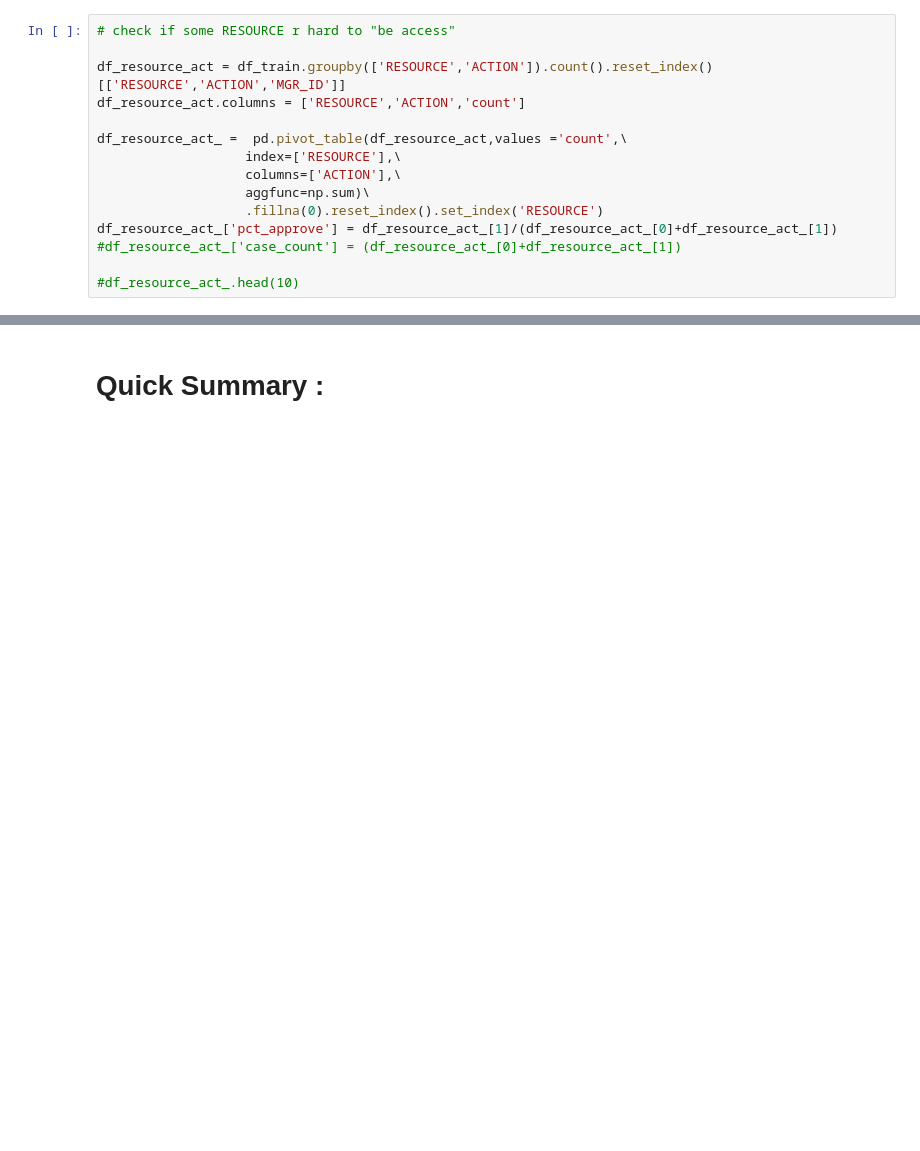
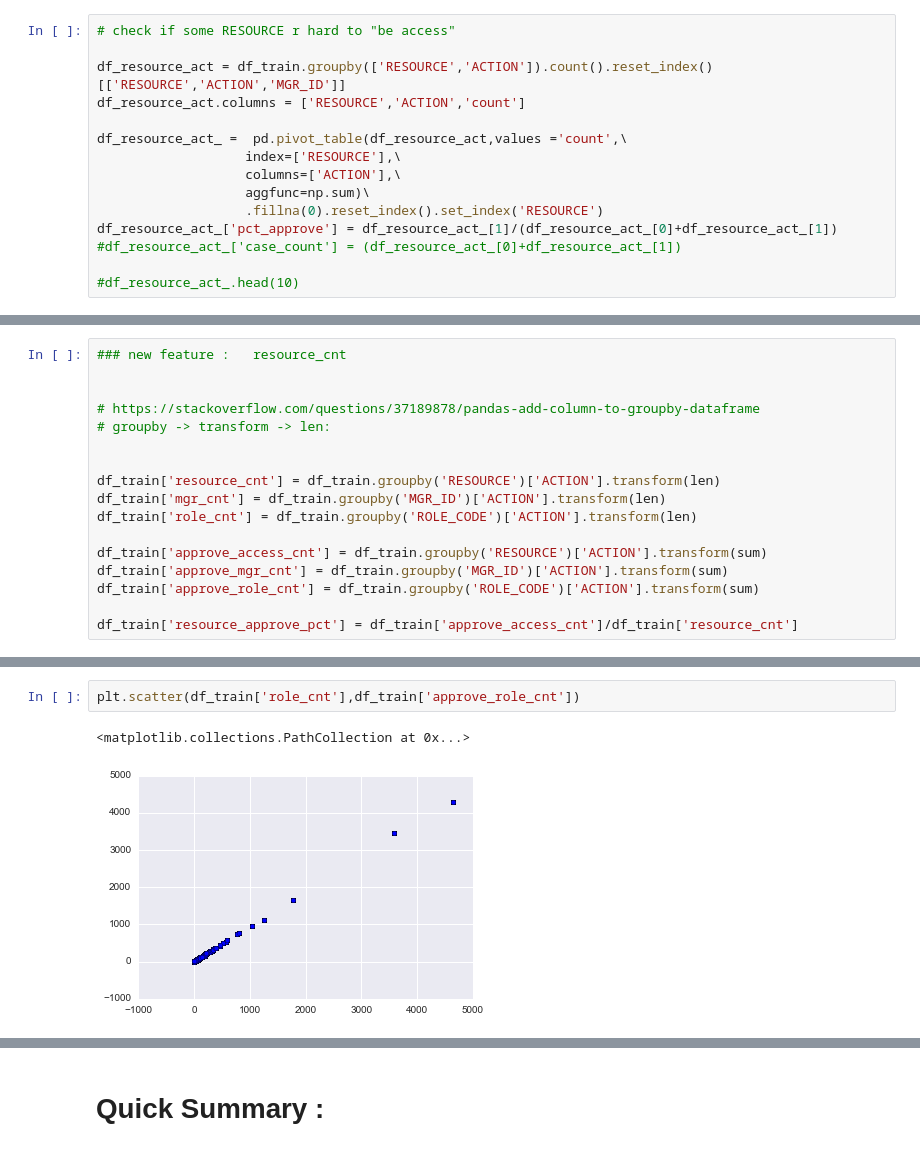
Before and after one commit to yennanliu/Kaggle.com_mini_project, a Jupyter notebook: Amazon_access/Amazon_access_EDA.ipynb, the cells around one changed output, grey strips where cells are left out. Drawn from its saved outputs; the diff is of its cells as text; blank space fills up the shorter version.

```diff
--- a/Amazon_access/Amazon_access_EDA.ipynb
+++ b/Amazon_access/Amazon_access_EDA.ipynb
@@ -243,0 +279,17 @@ df_resource_act_['pct_approve'] = df_resource_act_[1]/(df_resource_act_[0]+df_re
+# %%
+### new feature :   resource_cnt
+
+
+# https://stackoverflow.com/questions/37189878/pandas-add-column-to-groupby-dataframe
+# groupby -> transform -> len:
+
+
+df_train['resource_cnt'] = df_train.groupby('RESOURCE')['ACTION'].transform(len)
+df_train['mgr_cnt'] = df_train.groupby('MGR_ID')['ACTION'].transform(len)
+df_train['role_cnt'] = df_train.groupby('ROLE_CODE')['ACTION'].transform(len)
+
+df_train['approve_access_cnt'] = df_train.groupby('RESOURCE')['ACTION'].transform(sum)
+df_train['approve_mgr_cnt'] = df_train.groupby('MGR_ID')['ACTION'].transform(sum)
+df_train['approve_role_cnt'] = df_train.groupby('ROLE_CODE')['ACTION'].transform(sum)
+
+df_train['resource_approve_pct'] = df_train['approve_access_cnt']/df_train['resource_cnt']
@@ -243,0 +305,5 @@ df_resource_act_['pct_approve'] = df_resource_act_[1]/(df_resource_act_[0]+df_re
+# %%
+plt.scatter(df_train['role_cnt'],df_train['approve_role_cnt'])
+# %% [output]
+<matplotlib.collections.PathCollection at 0x...>
+[figure, added]
```
Also changed, not shown: parts of 14 cells of this notebook.
